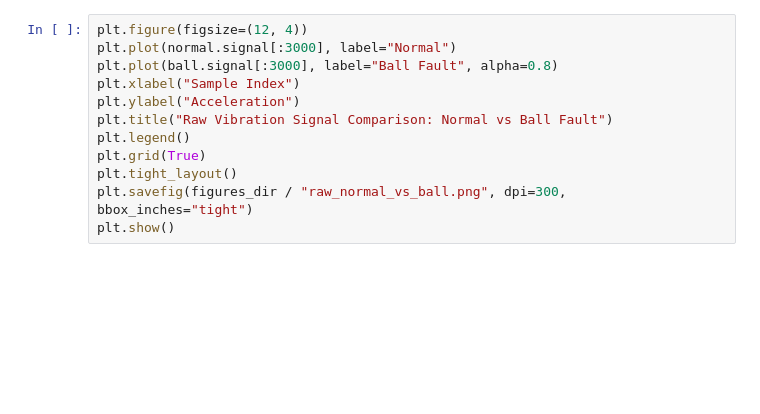
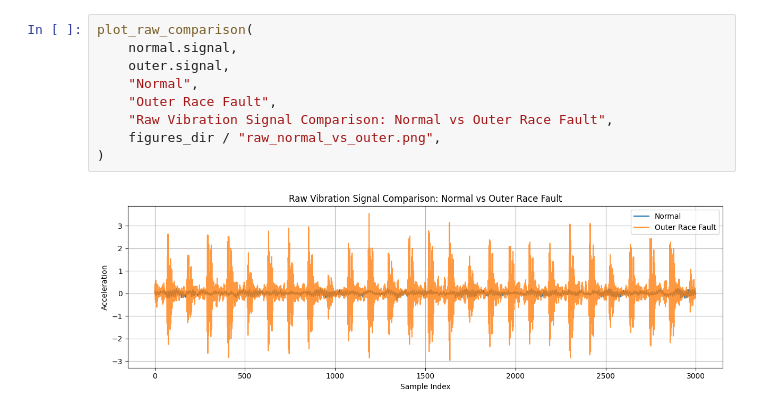
Before and after one commit to ThomasBainbridge/bearing-condition-monitor, a Jupyter notebook: notebooks/01_dataset_exploration.ipynb, the cells around one changed output. Cells and saved outputs as stored; diff of their text form; blank space fills up the shorter version.

```diff
--- a/notebooks/01_dataset_exploration.ipynb
+++ b/notebooks/01_dataset_exploration.ipynb
@@ -48,13 +86,12 @@ plt.show()
 # %%
-plt.figure(figsize=(12, 4))
-plt.plot(normal.signal[:3000], label="Normal")
-plt.plot(ball.signal[:3000], label="Ball Fault", alpha=0.8)
-plt.xlabel("Sample Index")
-plt.ylabel("Acceleration")
-plt.title("Raw Vibration Signal Comparison: Normal vs Ball Fault")
-plt.legend()
-plt.grid(True)
-plt.tight_layout()
-plt.savefig(figures_dir / "raw_normal_vs_ball.png", dpi=300, bbox_inches="tight")
-plt.show()
+plot_raw_comparison(
+    normal.signal,
+    outer.signal,
+    "Normal",
+    "Outer Race Fault",
+    "Raw Vibration Signal Comparison: Normal vs Outer Race Fault",
+    figures_dir / "raw_normal_vs_outer.png",
+)
+# %% [output]
+[figure, added]
 # %%
```
Also changed, not shown: parts of 20 cells of this notebook, 2 other files.
